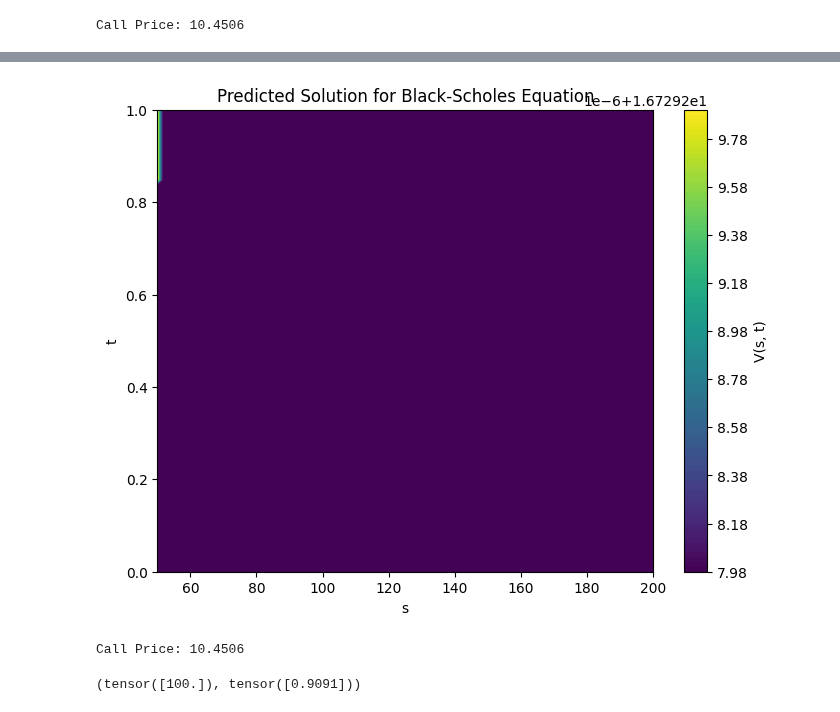
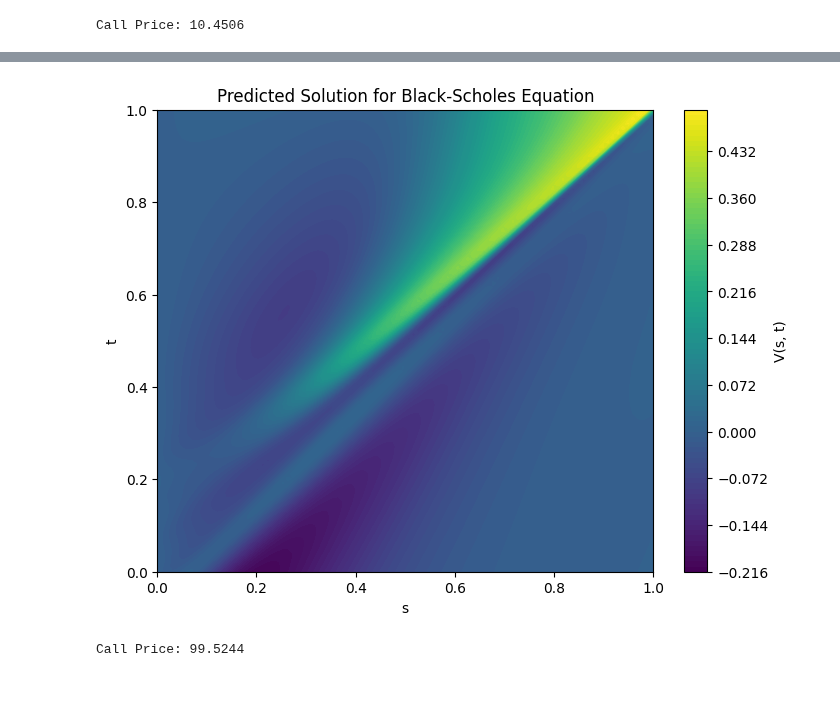
Before and after one commit to aderdouri/PINNs, a Jupyter notebook: Tutorials/BlackScholes_equation.ipynb, the cells around one changed output, grey strips where cells are left out. Saved outputs shown, nothing was run; the diff lists cells and outputs as text; code cells hidden in the pictures.

```diff
--- a/Tutorials/BlackScholes_equation.ipynb
+++ b/Tutorials/BlackScholes_equation.ipynb
@@ -179,38 +185,40 @@ def train_pinn(model, s_interior, t_interior, s_boundary, t_boundary, s_initial,
     print("Starting LBFGS optimization...")
     optimizer_lbfgs.step(closure)
 # %%
-# Step 5: Generate training data
-# Domain: s ∈ [strike//2, 2*strike], t ∈ [0, 1] (1 year)
-S0 = 100.0 # initial stock price
-T = 1.0 # one year
+S0 = 100.0
+S_max = 150.0
+S_min = 50.0
 strike = 100.0
+T = 1.0
 r = 0.05
 sigma = 0.2
-s = torch.linspace(strike//2, 2*strike, 100).view(-1, 1)
+
+S = torch.linspace(S_min, S_max, 100).view(-1, 1)
+S = (S - S_min) / (S_max - S_min)
+strike = (strike - S_min) / (S_max - S_min)
 t = torch.linspace(0, T, 100).view(-1, 1)
 
 # Create mesh grid for interior points
-s_grid, t_grid = torch.meshgrid(s.squeeze(), t.squeeze(), indexing='ij')
-s_interior = s_grid.flatten().view(-1, 1)
+S_grid, t_grid = torch.meshgrid(s.squeeze(), t.squeeze(), indexing='ij')
+S_interior = S_grid.flatten().view(-1, 1)
 t_interior = t_grid.flatten().view(-1, 1)
 
 # Boundary points
 # V(0, t)=0
 # V(S, t)→S-K*exp(−r(T−t))as 𝑆→∞
-s_goes_infinity = 2*strike - strike*torch.exp(-r*(T-t))
-s_boundary = [torch.full_like(t, 0), s_goes_infinity]
-
-t_boundary = torch.full_like(t, T)
+S_boundary = [torch.full_like(t, 0), torch.full_like(t, 1)]
+t_boundary = t
 
 # Initial points
 # (at 𝑡=𝑇): 𝑉(𝑆, 𝑇)=max(𝑆−𝐾, 0)
-s_initial = s
-t_initial = t# torch.full_like(t, 0.0)
-V_initial = torch.max(s - strike, torch.tensor(0.0))
+S_initial = S
+t_initial = torch.full_like(t, T)
+V_initial = torch.max(S - strike, torch.tensor(0.0))
 # %%
 # Step 6: Initialize and train the PINN
 model = PINN()
-train_pinn(model, s_interior, t_interior, s_boundary, t_boundary, s_initial, t_initial, V_initial,
+train_pinn(model, S_interior, t_interior, S_boundary, t_boundary, S_initial,
+           t_initial, V_initial,
            r, sigma,
-           adam_epochs=1000, lbfgs_epochs=50000)
+           adam_epochs=10000, lbfgs_epochs=5000)
 # %% [output]
@@ -228,33 +242,34 @@ Starting LBFGS optimization...
 # %%
 # Step 7: Visualize the results
 # Create a grid for prediction
-s_pred = torch.linspace(strike//2, 2*strike, 100).view(-1, 1)
+S_pred = torch.linspace(S_min, S_max, 100).view(-1, 1)
+S_pred = (S_pred - S_min) / (S_max - S_min)
 t_pred = torch.linspace(0, T, 100).view(-1, 1)
 
-s_grid_pred, t_grid_pred = torch.meshgrid(s_pred.squeeze(), t_pred.squeeze(), indexing='ij')
-s_flat = s_grid_pred.flatten().view(-1, 1)
+S_grid_pred, t_grid_pred = torch.meshgrid(S_pred.squeeze(), t_pred.squeeze(), indexing='ij')
+S_flat = S_grid_pred.flatten().view(-1, 1)
 t_flat = t_grid_pred.flatten().view(-1, 1)
 
 # Predict using the trained model
-V_pred = model(torch.cat((s_flat, t_flat), dim=1)).detach().numpy()
+V_pred = model(torch.cat((S_flat, t_flat), dim=1)).detach().numpy()
 V_pred = V_pred.reshape(100, 100)
 
 # Plot the solution
 plt.figure(figsize=(8, 6))
-plt.contourf(s_grid_pred.numpy(), t_grid_pred.numpy(), V_pred, levels=100, cmap='viridis')
+plt.contourf(S_grid_pred.numpy(), t_grid_pred.numpy(), V_pred, levels=100, cmap='viridis')
 plt.colorbar(label='V(s, t)')
 plt.xlabel('s')
 plt.ylabel('t')
 plt.title('Predicted Solution for Black-Scholes Equation')
 plt.show()
 # %% [output]
-[figure, old version]
+[figure, new version]
 # %%
 # Example Usage
 S = torch.tensor([100.0], dtype=torch.float32)  # Stock price
 T = 1.0    # Time to maturity
 t = 0.0    # Current time
-K = 100.0  # Strike price
+K = strike  # Strike price
 r = 0.05   # Risk-free rate
 sigma = 0.2  # Volatility
 
@@ -262,6 +277,6 @@ sigma = 0.2  # Volatility
 call_price = black_scholes(S, t, T, K, r, sigma, option_type="call")
 print(f"Call Price: {call_price.item():.4f}")
 # %% [output]
-Call Price: 10.4506
+Call Price: 99.5244
 # %%
 # black_scholes(S, t, T, K, r, sigma)
@@ -269,9 +284,4 @@ V_exact = black_scholes(s_flat, t_flat, T, K, r, sigma)
 V_exact = V_exact.reshape(100, 100)
-# %%
-s_flat[3300], t_flat[10000-10]
-#model(torch.cat((s_flat[3300], t_flat[3300]), dim=1)).detach().numpy()
-# %% [output]
-(tensor([100.]), tensor([0.9091]))
 # %%
 V_pred
 # %% [output]
```
Also changed, not shown: parts of 8 cells of this notebook.
